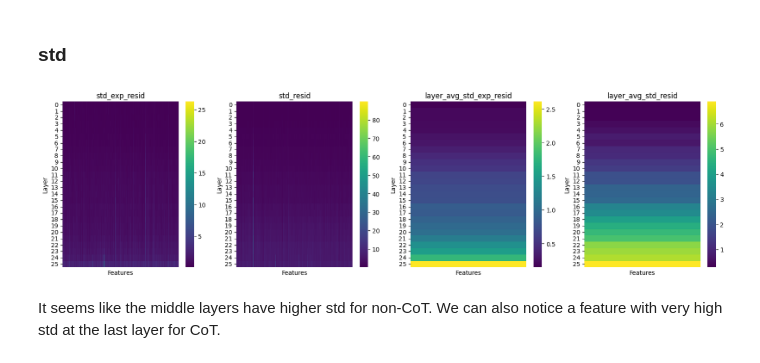
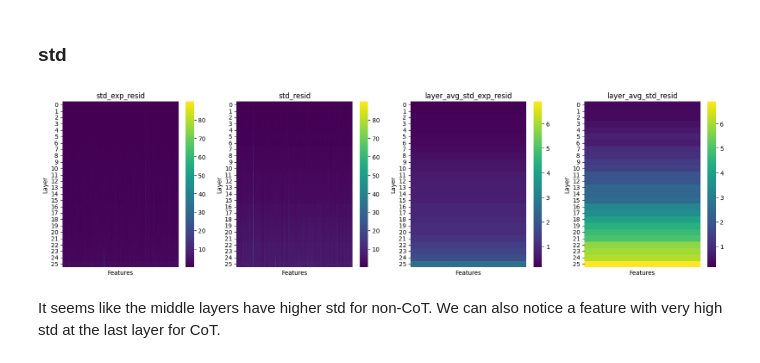
Before and after one commit to ShenranTomWang/CoT, a Jupyter notebook: CoT.ipynb, the cells around one changed output. Cells and saved outputs as stored; diff of their text form; code cells hidden in the pictures.

Commit message:
normalized heatmap

```diff
--- a/CoT.ipynb
+++ b/CoT.ipynb
@@ -378,32 +378,38 @@ std_resid_top_k = torch.gather(std_resid, 1, cot_indeces)
 # %% [markdown]
 ### std
 # %%
-def draw_heatmap(tensor: torch.Tensor, title: str, axis=None):
+def draw_heatmap(tensor: torch.Tensor, title: str, axis=None, vmin=None, vmax=None):
     """
     Draws a heatmap of the tensor.
     args:
         tensor: The tensor to draw the heatmap of. Must have dimensionality of 2
         title: The title of the heatmap.
         axis: The axis to draw the heatmap on (for side-by-side plots), default to None if not needed
+        vmin: The minimum value to draw on heatmap, defaults to None
+        vmax: The maximum value to draw on heatmap, defaults to None
     """
     data = tensor.to(torch.float32).cpu().numpy()
-    sns.heatmap(data, cmap='viridis', cbar=True, xticklabels=False, yticklabels=True, ax=axis)
+    sns.heatmap(data, cmap='viridis', cbar=True, xticklabels=False, yticklabels=True, ax=axis, vmin=vmin, vmax=vmax)
 
     ax = axis if axis is not None else plt.gca()
     ax.set_xlabel('Features')
     ax.set_ylabel('Layer')
     ax.set_title(title)
 
 layer_avg_std_exp_resid = torch.mean(std_exp_resid, dim=1).unsqueeze(1)
 layer_avg_std_resid = torch.mean(std_resid, dim=1).unsqueeze(1)
 fig, axes = plt.subplots(ncols=4, figsize=(20, 5))
-draw_heatmap(std_exp_resid, "std_exp_resid", axes[0])
-draw_heatmap(std_resid, "std_resid", axes[1])
-draw_heatmap(layer_avg_std_exp_resid, "layer_avg_std_exp_resid", axes[2])
-draw_heatmap(layer_avg_std_resid, "layer_avg_std_resid", axes[3])
+vmin = torch.min(torch.min(std_exp_resid), torch.min(std_resid))
+vmax = torch.max(torch.max(std_exp_resid), torch.max(std_resid))
+draw_heatmap(std_exp_resid, "std_exp_resid", axes[0], vmin=vmin, vmax=vmax)
+draw_heatmap(std_resid, "std_resid", axes[1], vmin=vmin, vmax=vmax)
+vmin = torch.min(torch.min(layer_avg_std_exp_resid), torch.min(layer_avg_std_resid))
+vmax = torch.max(torch.max(layer_avg_std_exp_resid), torch.max(layer_avg_std_resid))
+draw_heatmap(layer_avg_std_exp_resid, "layer_avg_std_exp_resid", axes[2], vmin=vmin, vmax=vmax)
+draw_heatmap(layer_avg_std_resid, "layer_avg_std_resid", axes[3], vmin=vmin, vmax=vmax)
 plt.show()
 # %% [output]
-[figure, old version]
+[figure, new version]
 # %% [markdown]
 It seems like the middle layers have higher std for non-CoT. We can also notice a feature with very high std at the last layer for CoT.
 # %% [markdown]
```
Also changed, not shown: parts of 2 cells of this notebook.
